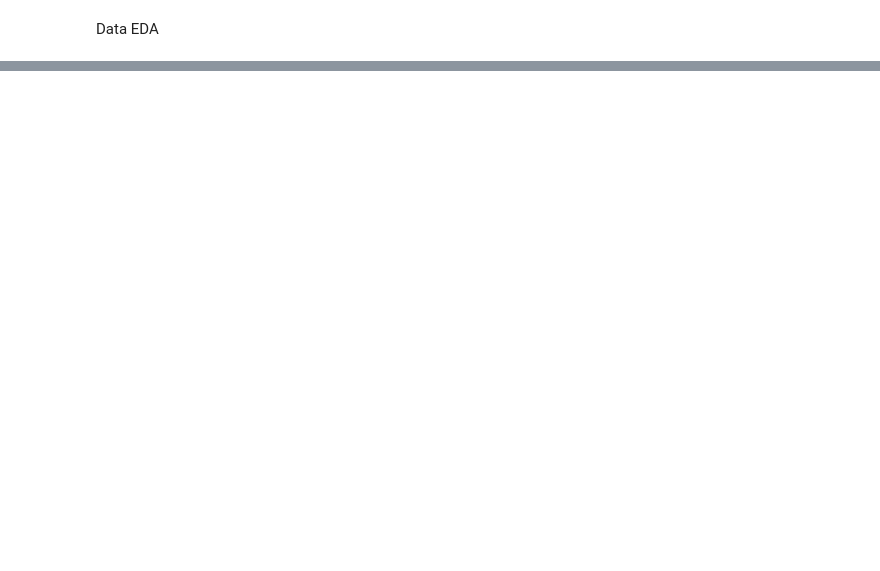
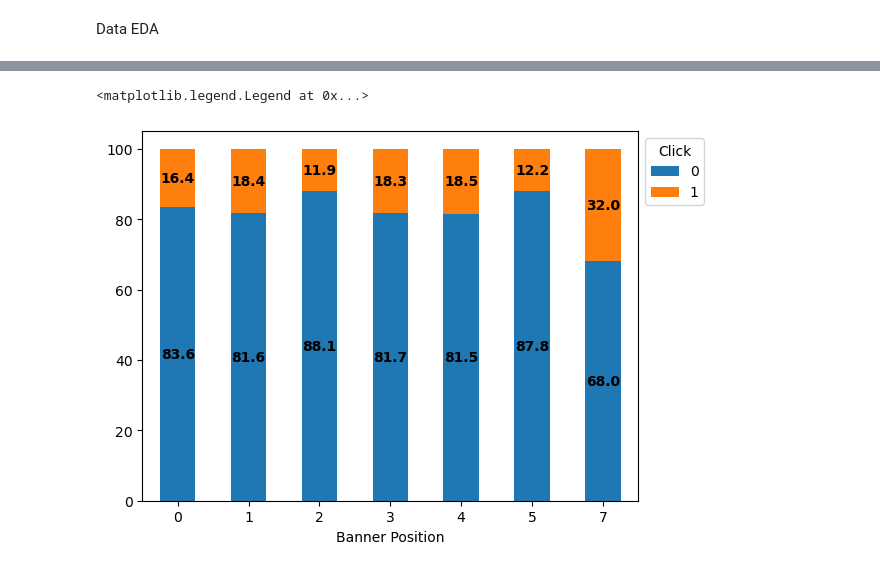
Before and after one commit to nicolegu/Click_Through_Rate_Prediction, a Jupyter notebook: Click_Through_Rate_Prediction.ipynb, the cells around one changed output, grey strips where cells are left out. Saved outputs shown, nothing was run; the diff lists cells and outputs as text; code cells hidden in the pictures; blank space fills up the shorter version.

```diff
--- a/Click_Through_Rate_Prediction.ipynb
+++ b/Click_Through_Rate_Prediction.ipynb
@@ -35,0 +80,3 @@ train_data['hour'].describe()
+# %%
+
+train_data['hour'] = train_data['time'].dt.strftime('%H')
@@ -36,3 +141,22 @@ train_data['hour'].describe()
+# %%
+# Write function to add numbers to each segment of stacked bar chart
+
+def add_num_stackedbar(plot):
+    for i, bar in enumerate(plot.patches):
+        height = bar.get_height()
+        width = bar.get_width()
+        x = bar.get_x()
+        y = bar.get_y()
+
+        if height > 0.01:
+            plot.text(
+                x + width/2,
+                y + height/2,
+                f'{height:.1f}', # formatted to 1 decimal place
+                ha = 'center',
+                va = 'center',
+                fontweight = 'bold'
+                )
 # %%
 # banner position
 
@@ -61,0 +166,5 @@ device_temp.size().unstack().plot(kind = 'bar', stacked = True, title = 'Device
+# %%
+# Plot click distribution by banner position
+
+banner_temp = train_data.groupby('banner_pos')['click'].value_counts(normalize = True).mul(100).round(2).unstack()
+banner_temp
@@ -61,0 +181,11 @@ device_temp.size().unstack().plot(kind = 'bar', stacked = True, title = 'Device
+# %%
+ax = banner_temp.plot(kind = 'bar', stacked = True)
+
+add_num_stackedbar(ax)
+
+plt.xticks(rotation = 0)
+plt.xlabel('Banner Position')
+plt.legend(loc = 'upper left', bbox_to_anchor = (1, 1), title = 'Click')
+# %% [output]
+<matplotlib.legend.Legend at 0x...>
+[figure, added]
```
Also changed, not shown: parts of 33 cells of this notebook.
